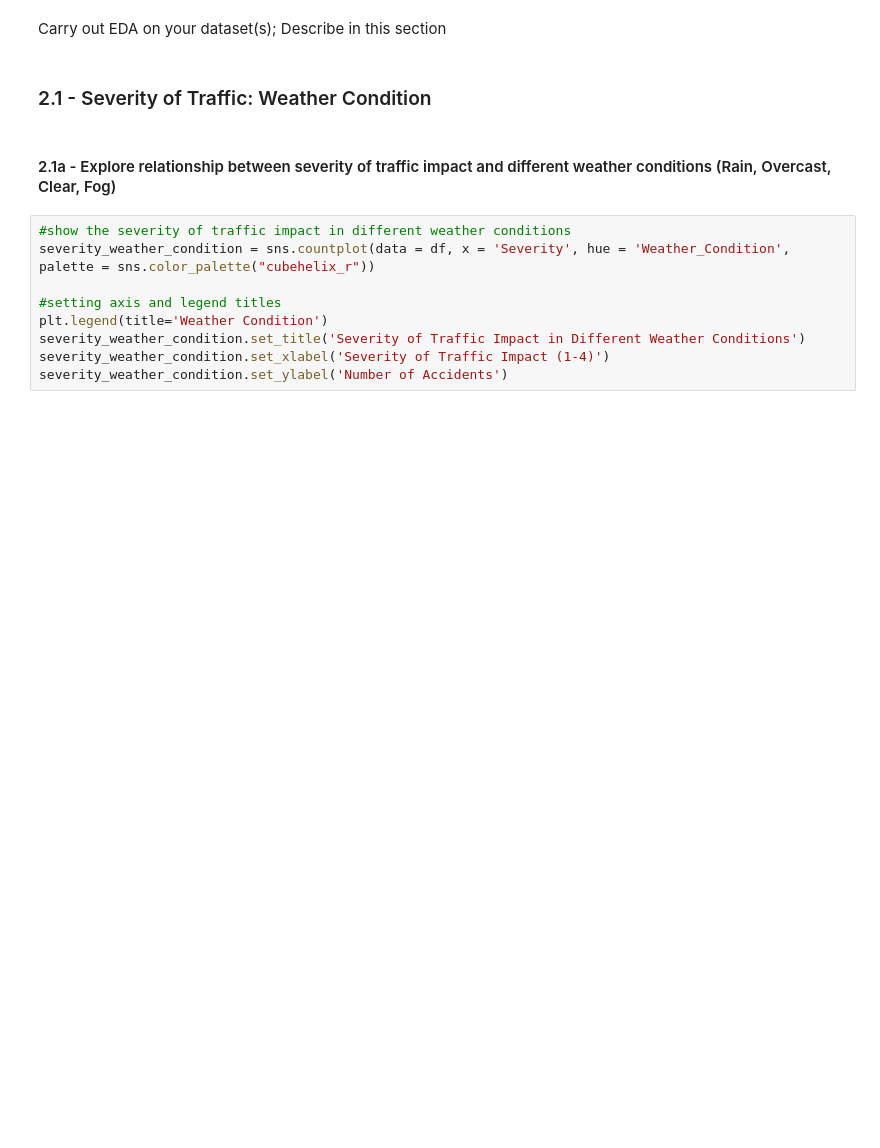
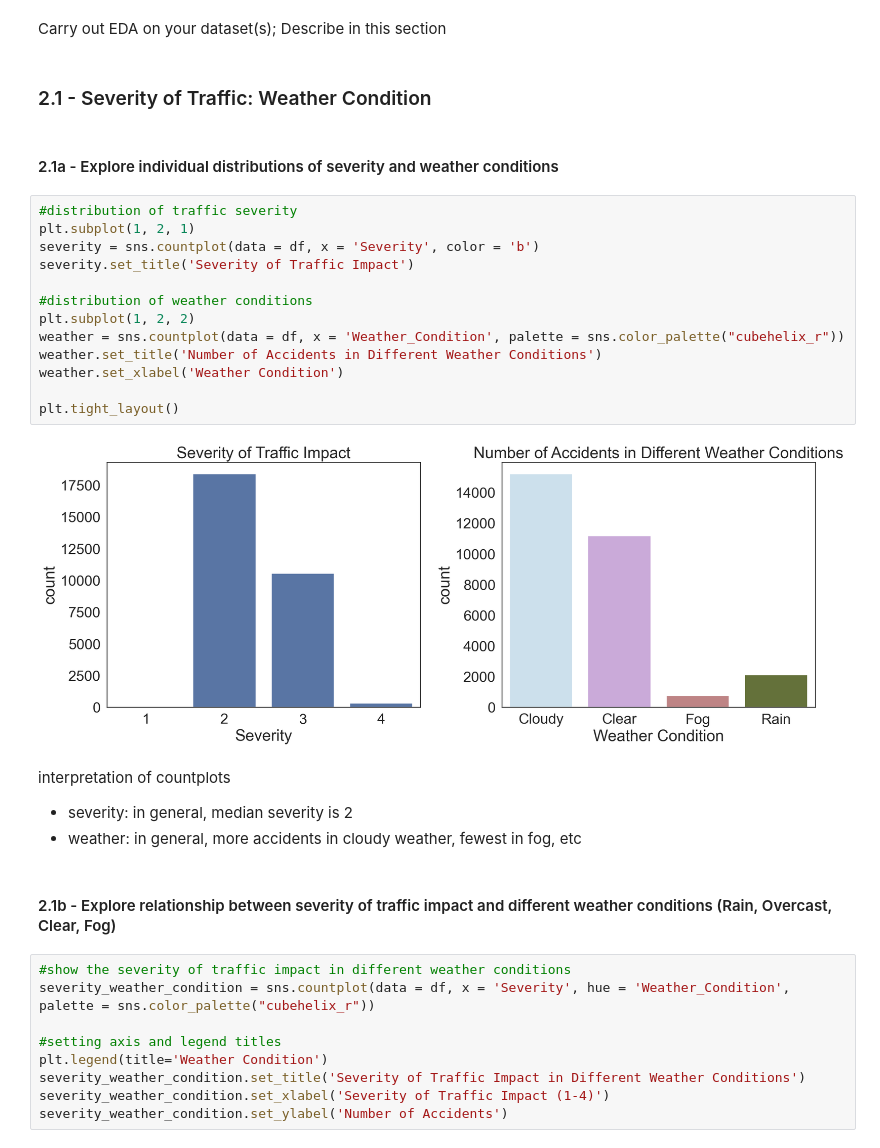
Before and after one commit to calvinleung2015/COGS108_DS_group_project, a Jupyter notebook: EDACheckpoint_group023.ipynb, the cells around one changed output. Drawn from its saved outputs; the diff is of its cells as text; blank space fills up the shorter version.

Commit message:
added 2 countplots - weather and severity

```diff
--- a/EDACheckpoint_group023.ipynb
+++ b/EDACheckpoint_group023.ipynb
@@ -274,8 +283,29 @@ df.head(10)
 Carry out EDA on your dataset(s); Describe in this section
 # %% [markdown]
 ### 2.1 - Severity of Traffic: Weather Condition
+# %% [markdown]
+#### 2.1a - Explore individual distributions of severity and weather conditions
+# %%
+#distribution of traffic severity
+plt.subplot(1, 2, 1)
+severity = sns.countplot(data = df, x = 'Severity', color = 'b')
+severity.set_title('Severity of Traffic Impact')
+
+#distribution of weather conditions
+plt.subplot(1, 2, 2)
+weather = sns.countplot(data = df, x = 'Weather_Condition', palette = sns.color_palette("cubehelix_r"))
+weather.set_title('Number of Accidents in Different Weather Conditions')
+weather.set_xlabel('Weather Condition')
+
+plt.tight_layout()
+# %% [output]
+[figure, added]
+# %% [markdown]
+interpretation of countplots
+- severity: in general, median severity is 2
+- weather: in general, more accidents in cloudy weather, fewest in fog, etc
 # %% [markdown]
-#### 2.1a - Explore relationship between severity of traffic impact and different weather conditions (Rain, Overcast, Clear, Fog)
+#### 2.1b - Explore relationship between severity of traffic impact and different weather conditions (Rain, Overcast, Clear, Fog)
 # %%
 #show the severity of traffic impact in different weather conditions
 severity_weather_condition = sns.countplot(data = df, x = 'Severity', hue = 'Weather_Condition', palette = sns.color_palette("cubehelix_r"))
```
Also changed, not shown: parts of 6 cells of this notebook.
